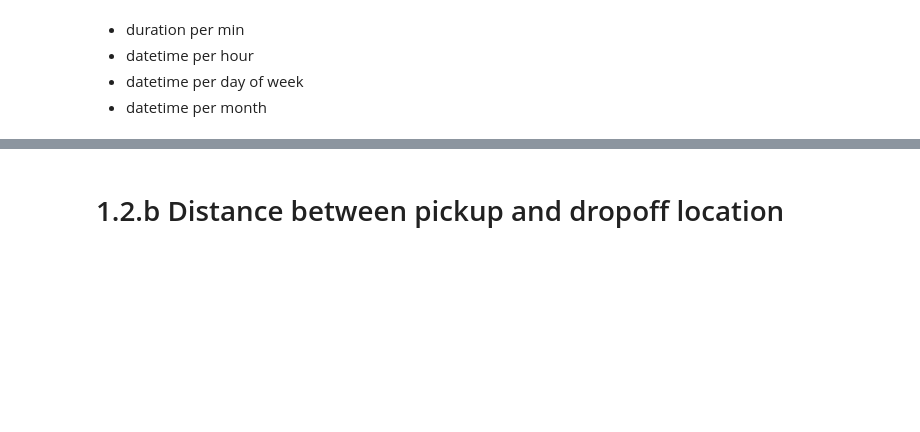
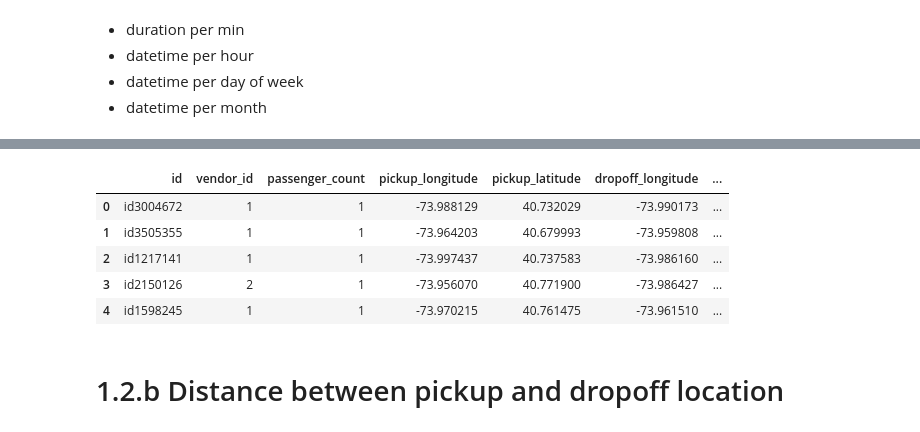
Before and after one commit to jungi21cc/taxi, a Jupyter notebook: JK/taxi_V5.0(in process).ipynb, the cells around one changed output, grey strips where cells are left out. Saved outputs shown, nothing was run; the diff lists cells and outputs as text; code cells hidden in the pictures; blank space fills up the shorter version.

```diff
--- a/JK/taxi_V5.0(in process).ipynb
+++ b/JK/taxi_V5.0(in process).ipynb
@@ -236,10 +218,0 @@ train["pick_datehour"] = train["pickup_datetime"].dt.hour
-# %%
-#day of week
-#Monday=0, Sunday=6
-test["pick_dayofweek"] = test["pickup_datetime"].dt.dayofweek
-
-#date by month
-test["pick_dayofmonth"] = test["pickup_datetime"].dt.month
-
-#date by hour
-test["pick_datehour"] = test["pickup_datetime"].dt.hour
@@ -246,3 +247,12 @@ test["pick_datehour"] = test["pickup_datetime"].dt.hour
+# %%
+test.head()
+# %% [output]
+|  | id | vendor_id | passenger_count | pickup_longitude | pickup_latitude | dropoff_longitude | ... |
+| 0 | id3004672 | 1 | 1 | -73.988129 | 40.732029 | -73.990173 | ... |
+| 1 | id3505355 | 1 | 1 | -73.964203 | 40.679993 | -73.959808 | ... |
+| 2 | id1217141 | 1 | 1 | -73.997437 | 40.737583 | -73.986160 | ... |
+| 3 | id2150126 | 2 | 1 | -73.956070 | 40.771900 | -73.986427 | ... |
+| 4 | id1598245 | 1 | 1 | -73.970215 | 40.761475 | -73.961510 | ... |
 # %% [markdown]
 # 1.2.b Distance between pickup and dropoff location
 # %% [markdown]
```
Also changed, not shown: parts of 50 cells of this notebook.
